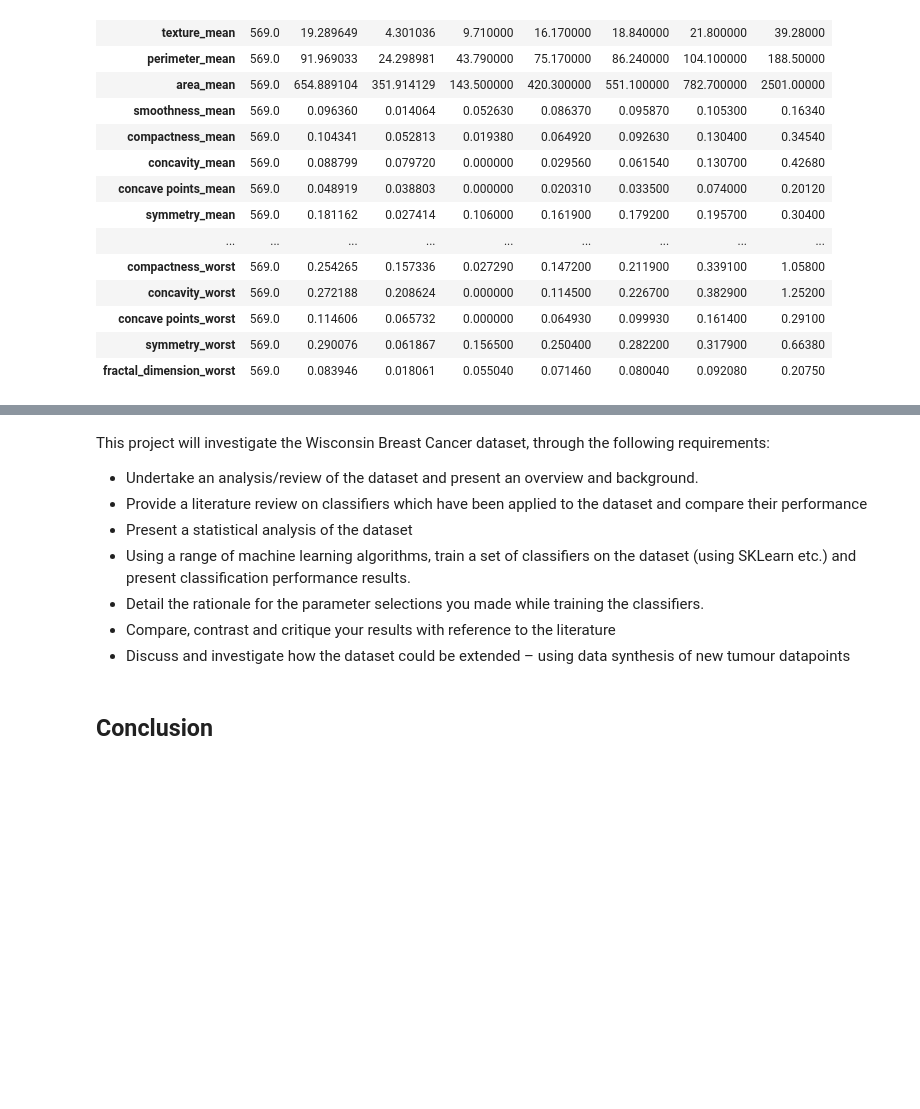
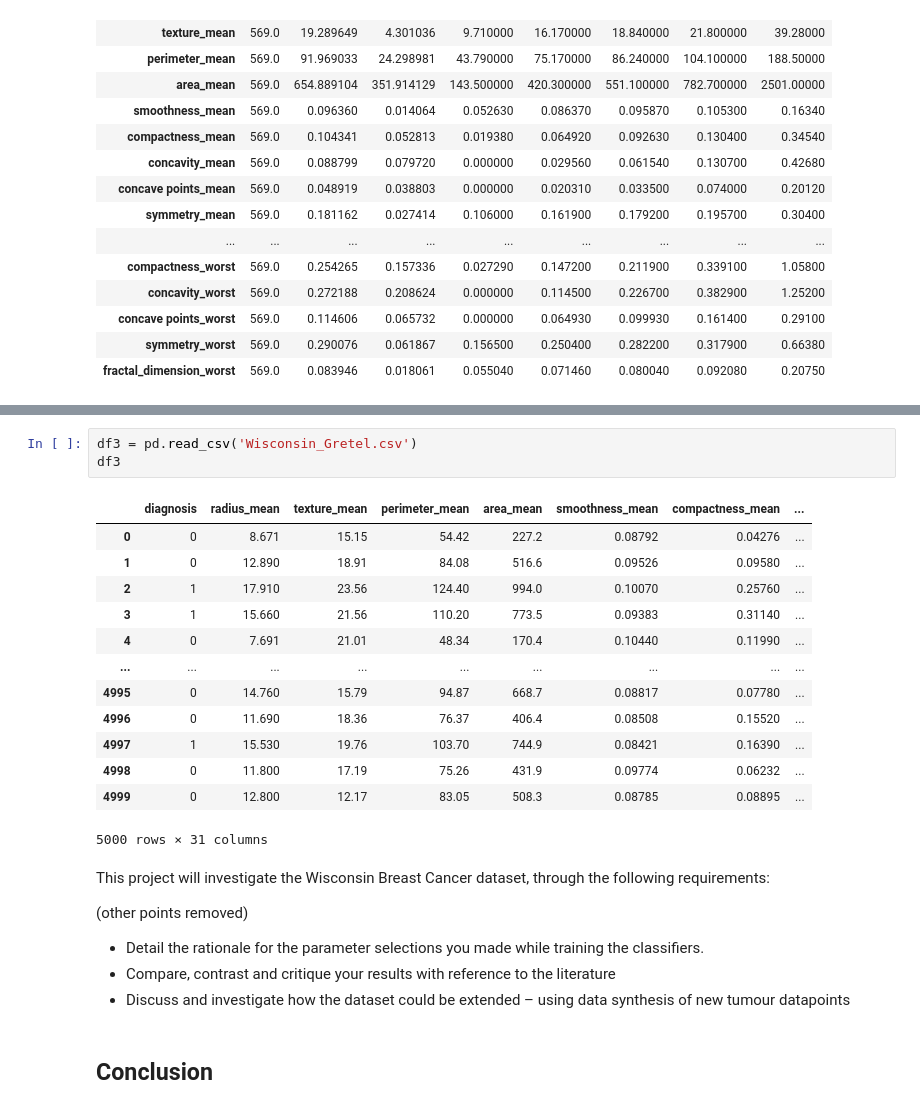
Before and after one commit to fabiofabrizi/pfDA_Project2, a Jupyter notebook: pfDA_Project_2_notebook.ipynb, the cells around one changed output, grey strips where cells are left out. Drawn from its saved outputs; the diff is of its cells as text; blank space fills up the shorter version.

```diff
--- a/pfDA_Project_2_notebook.ipynb
+++ b/pfDA_Project_2_notebook.ipynb
@@ -1823,11 +2363,24 @@ from ctgan import CTGANSynthesizer
+# %%
+df3 = pd.read_csv('Wisconsin_Gretel.csv')
+df3
+# %% [output]
+|  | diagnosis | radius_mean | texture_mean | perimeter_mean | area_mean | smoothness_mean | compactness_mean | ... |
+| 0 | 0 | 8.671 | 15.15 | 54.42 | 227.2 | 0.08792 | 0.04276 | ... |
+| 1 | 0 | 12.890 | 18.91 | 84.08 | 516.6 | 0.09526 | 0.09580 | ... |
+| 2 | 1 | 17.910 | 23.56 | 124.40 | 994.0 | 0.10070 | 0.25760 | ... |
+| 3 | 1 | 15.660 | 21.56 | 110.20 | 773.5 | 0.09383 | 0.31140 | ... |
+| 4 | 0 | 7.691 | 21.01 | 48.34 | 170.4 | 0.10440 | 0.11990 | ... |
+| ... | ... | ... | ... | ... | ... | ... | ... | ... |
+| 4995 | 0 | 14.760 | 15.79 | 94.87 | 668.7 | 0.08817 | 0.07780 | ... |
+| 4996 | 0 | 11.690 | 18.36 | 76.37 | 406.4 | 0.08508 | 0.15520 | ... |
+| 4997 | 1 | 15.530 | 19.76 | 103.70 | 744.9 | 0.08421 | 0.16390 | ... |
+| 4998 | 0 | 11.800 | 17.19 | 75.26 | 431.9 | 0.09774 | 0.06232 | ... |
+| 4999 | 0 | 12.800 | 12.17 | 83.05 | 508.3 | 0.08785 | 0.08895 | ... |
+5000 rows × 31 columns
 # %% [markdown]
 This project will investigate the Wisconsin Breast Cancer dataset, through the following requirements:<br>
 
-- Undertake an analysis/review of the dataset and present an overview and background.
-- Provide a literature review on classifiers which have been applied to the dataset and compare their performance
-- Present a statistical analysis of the dataset
-- Using a range of machine learning algorithms, train a set of classifiers on the dataset (using
-    SKLearn etc.) and present classification performance results.
+(other points removed)
 - Detail the rationale for the parameter selections you made while training the classifiers.
 - Compare, contrast and critique your results with reference to the literature
 - Discuss and investigate how the dataset could be extended – using data synthesis of new tumour datapoints
```
Also changed, not shown: parts of 45 cells of this notebook.
